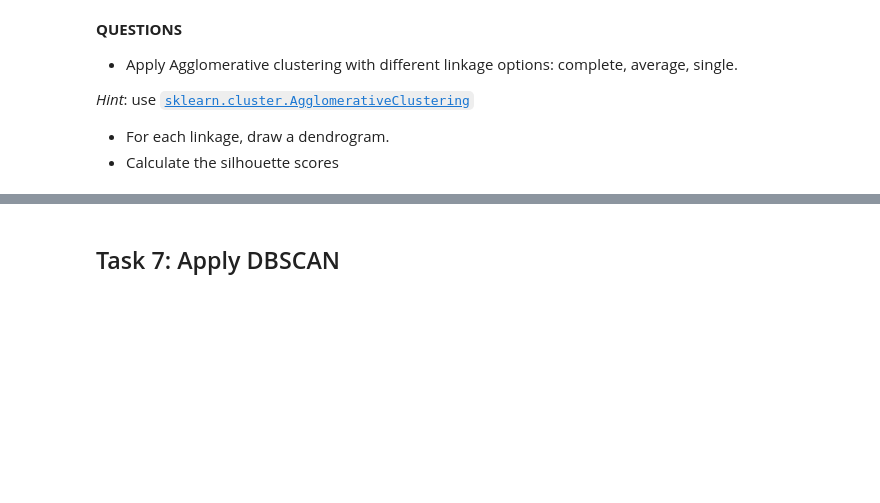
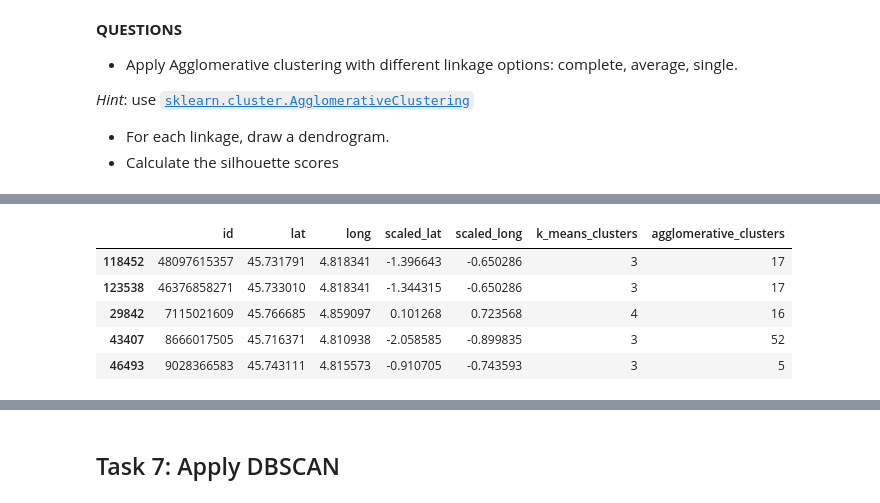
Before and after one commit to armynion/Data-Mining-Lab-INSA-4IF, a Jupyter notebook: Main.ipynb, the cells around one changed output, grey strips where cells are left out. Saved outputs shown, nothing was run; the diff lists cells and outputs as text; code cells hidden in the pictures; blank space fills up the shorter version.

```diff
--- a/Main.ipynb
+++ b/Main.ipynb
@@ -557,0 +466,9 @@ Number of clusters: 50
+# %%
+hierarchical_coordinates_sample.head()
+# %% [output]
+|  | id | lat | long | scaled_lat | scaled_long | k_means_clusters | agglomerative_clusters |
+| 118452 | 48097615357 | 45.731791 | 4.818341 | -1.396643 | -0.650286 | 3 | 17 |
+| 123538 | 46376858271 | 45.733010 | 4.818341 | -1.344315 | -0.650286 | 3 | 17 |
+| 29842 | 7115021609 | 45.766685 | 4.859097 | 0.101268 | 0.723568 | 4 | 16 |
+| 43407 | 8666017505 | 45.716371 | 4.810938 | -2.058585 | -0.899835 | 3 | 52 |
+| 46493 | 9028366583 | 45.743111 | 4.815573 | -0.910705 | -0.743593 | 3 | 5 |
```
Also changed, not shown: parts of 23 cells of this notebook.
